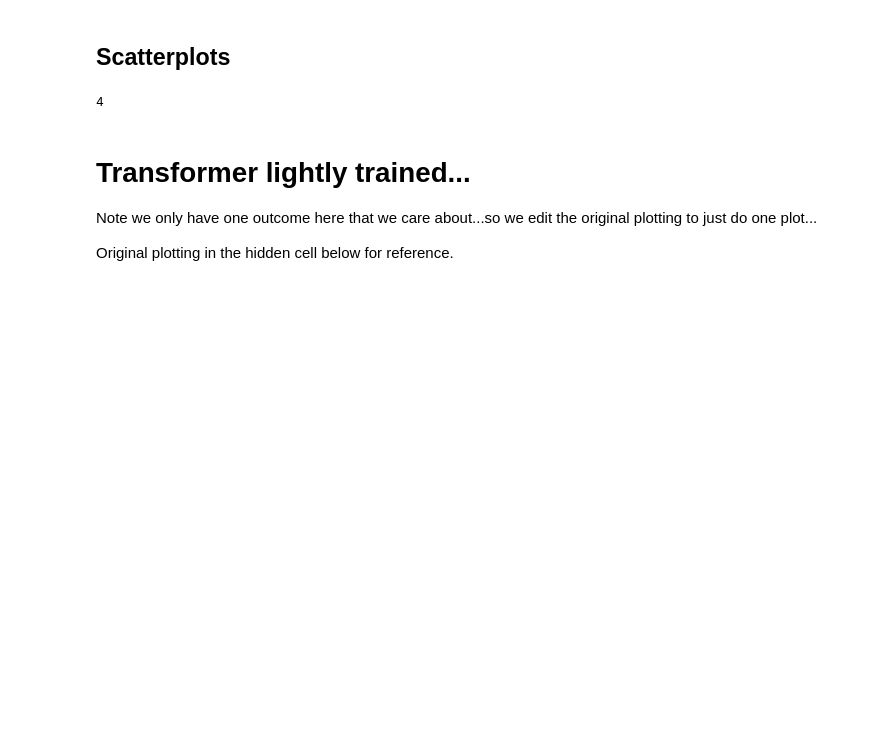
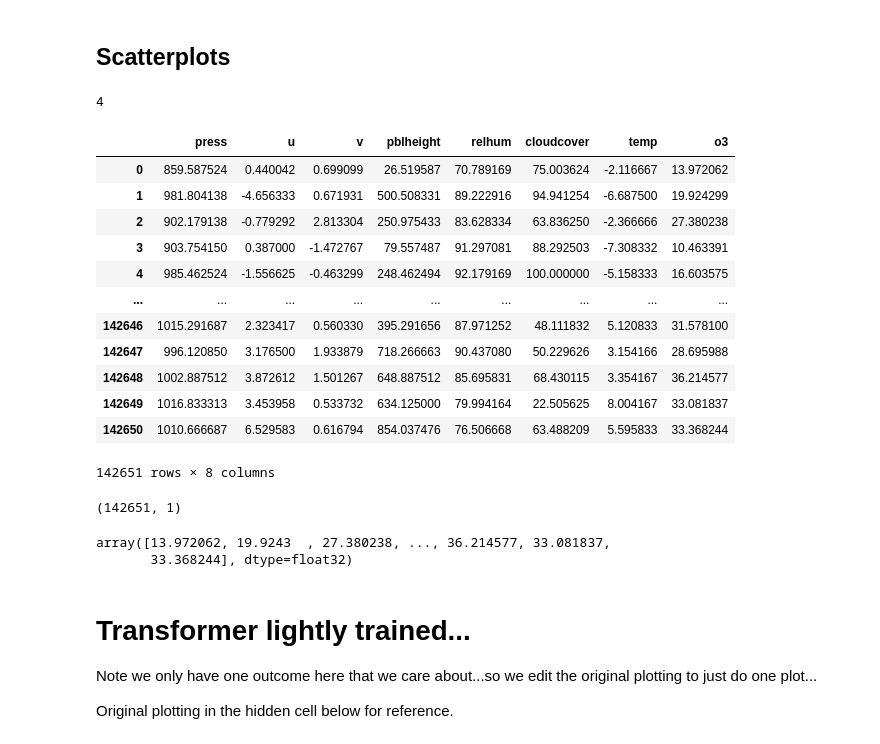
Before and after one commit to shmh40/overcast, a Jupyter notebook: examples/aci/transformer/evaluate_toar_edit.ipynb, the cells around one changed output. Cells and saved outputs as stored; diff of their text form; code cells hidden in the pictures; blank space fills up the shorter version.

```diff
--- a/examples/aci/transformer/evaluate_toar_edit.ipynb
+++ b/examples/aci/transformer/evaluate_toar_edit.ipynb
@@ -139,6 +139,31 @@ observed_outcomes = df_test.to_numpy()[:, -4:]
 2 * 2
 # %% [output]
 4
+# %%
+df_test
+# %% [output]
+|  | press | u | v | pblheight | relhum | cloudcover | temp | o3 |
+| 0 | 859.587524 | 0.440042 | 0.699099 | 26.519587 | 70.789169 | 75.003624 | -2.116667 | 13.972062 |
+| 1 | 981.804138 | -4.656333 | 0.671931 | 500.508331 | 89.222916 | 94.941254 | -6.687500 | 19.924299 |
+| 2 | 902.179138 | -0.779292 | 2.813304 | 250.975433 | 83.628334 | 63.836250 | -2.366666 | 27.380238 |
+| 3 | 903.754150 | 0.387000 | -1.472767 | 79.557487 | 91.297081 | 88.292503 | -7.308332 | 10.463391 |
+| 4 | 985.462524 | -1.556625 | -0.463299 | 248.462494 | 92.179169 | 100.000000 | -5.158333 | 16.603575 |
+| ... | ... | ... | ... | ... | ... | ... | ... | ... |
+| 142646 | 1015.291687 | 2.323417 | 0.560330 | 395.291656 | 87.971252 | 48.111832 | 5.120833 | 31.578100 |
+| 142647 | 996.120850 | 3.176500 | 1.933879 | 718.266663 | 90.437080 | 50.229626 | 3.154166 | 28.695988 |
+| 142648 | 1002.887512 | 3.872612 | 1.501267 | 648.887512 | 85.695831 | 68.430115 | 3.354167 | 36.214577 |
+| 142649 | 1016.833313 | 3.453958 | 0.533732 | 634.125000 | 79.994164 | 22.505625 | 8.004167 | 33.081837 |
+| 142650 | 1010.666687 | 6.529583 | 0.616794 | 854.037476 | 76.506668 | 63.488209 | 5.595833 | 33.368244 |
+142651 rows × 8 columns
+# %%
+df_test.to_numpy()[:, -1:].shape
+# %% [output]
+(142651, 1)
+# %%
+observed_outcomes[:, idx_outcome]
+# %% [output]
+array([13.972062, 19.9243  , 27.380238, ..., 36.214577, 33.081837,
+       33.368244], dtype=float32)
 # %% [markdown]
 # Transformer lightly trained...
 
```
Also changed, not shown: parts of 10 cells of this notebook.
